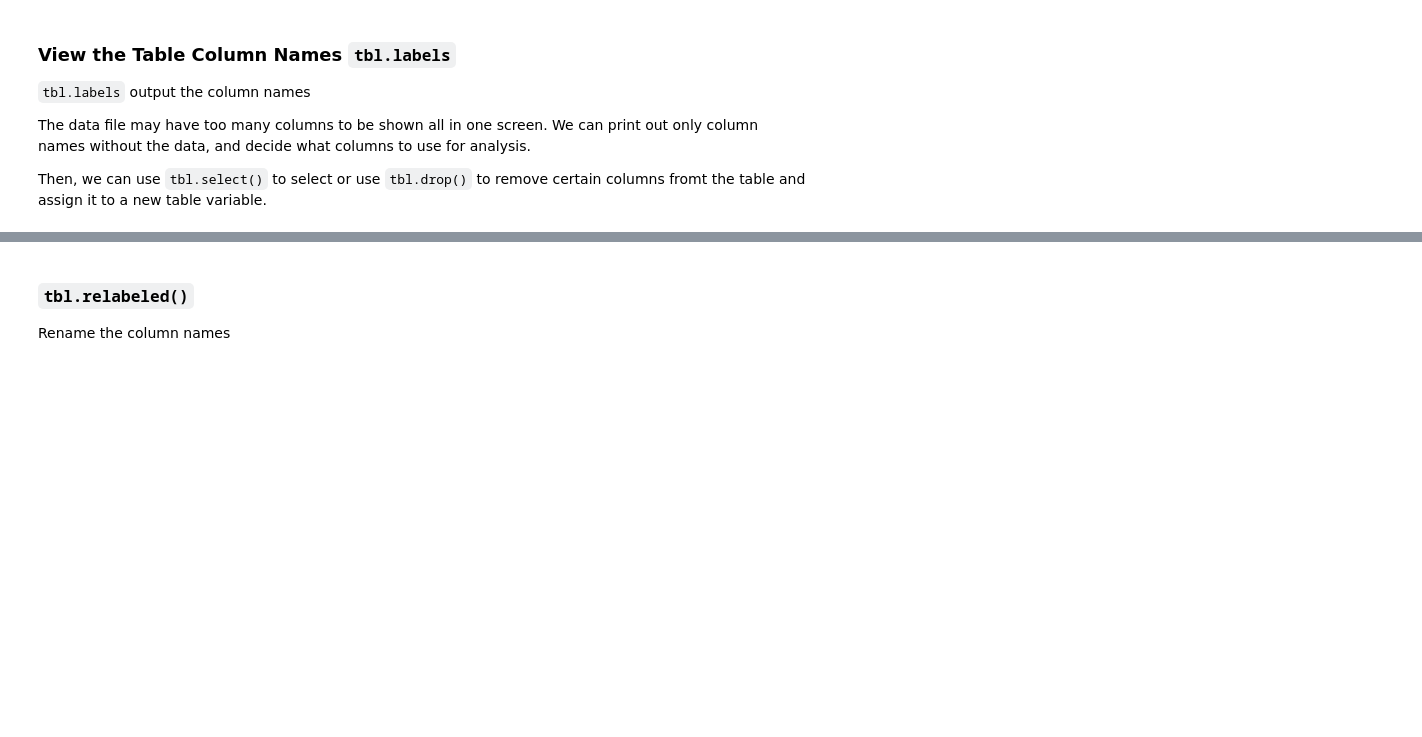
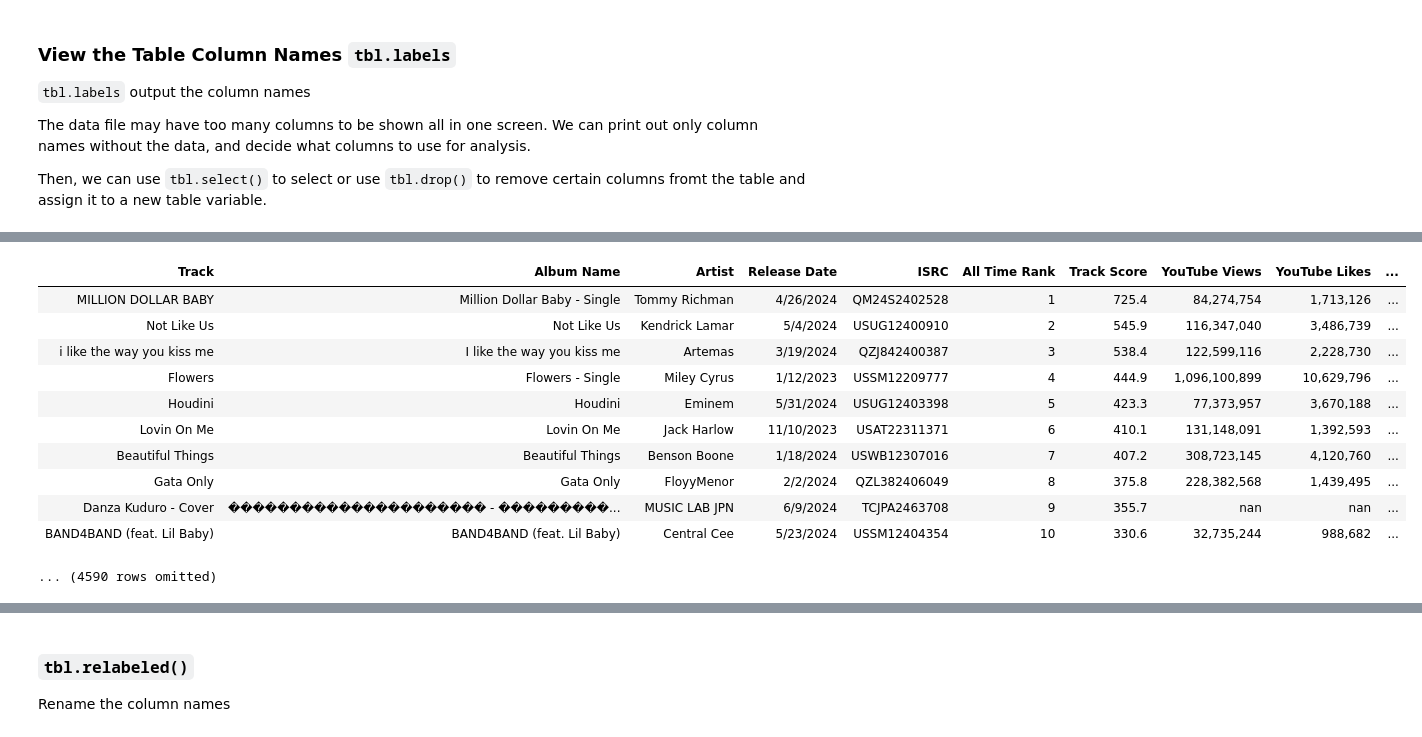
Before and after one commit to SRJC-Data-Science/materials-sp22, a Jupyter notebook: SRJC/lecture_note/lecture_05/build_tables.ipynb, the cells around one changed output, grey strips where cells are left out. Saved outputs shown, nothing was run; the diff lists cells and outputs as text; code cells hidden in the pictures; blank space fills up the shorter version.

```diff
--- a/SRJC/lecture_note/lecture_05/build_tables.ipynb
+++ b/SRJC/lecture_note/lecture_05/build_tables.ipynb
@@ -54,3 +85,21 @@ Table.read_table("spotify.csv").labels
 raw_spotify = Table.read_table("spotify.csv")
 
 spotify = raw_spotify.select("Track", "Album Name", "Artist", "Release Date", "Spotify Streams", "Spotify Playlist Count", "Spotify Playlist Reach", "Spotify Popularity")
+# %%
+# What if we want drop the Spotify data
+
+spotify_dropped = raw_spotify.drop("Spotify Streams", "Spotify Playlist Count", "Spotify Playlist Reach", "Spotify Popularity")
+spotify_dropped
+# %% [output]
+| Track | Album Name | Artist | Release Date | ISRC | All Time Rank | Track Score | YouTube Views | YouTube Likes | ... |
+| MILLION DOLLAR BABY | Million Dollar Baby - Single | Tommy Richman | 4/26/2024 | QM24S2402528 | 1 | 725.4 | 84,274,754 | 1,713,126 | ... |
+| Not Like Us | Not Like Us | Kendrick Lamar | 5/4/2024 | USUG12400910 | 2 | 545.9 | 116,347,040 | 3,486,739 | ... |
+| i like the way you kiss me | I like the way you kiss me | Artemas | 3/19/2024 | QZJ842400387 | 3 | 538.4 | 122,599,116 | 2,228,730 | ... |
+| Flowers | Flowers - Single | Miley Cyrus | 1/12/2023 | USSM12209777 | 4 | 444.9 | 1,096,100,899 | 10,629,796 | ... |
+| Houdini | Houdini | Eminem | 5/31/2024 | USUG12403398 | 5 | 423.3 | 77,373,957 | 3,670,188 | ... |
+| Lovin On Me | Lovin On Me | Jack Harlow | 11/10/2023 | USAT22311371 | 6 | 410.1 | 131,148,091 | 1,392,593 | ... |
+| Beautiful Things | Beautiful Things | Benson Boone | 1/18/2024 | USWB12307016 | 7 | 407.2 | 308,723,145 | 4,120,760 | ... |
+| Gata Only | Gata Only | FloyyMenor | 2/2/2024 | QZL382406049 | 8 | 375.8 | 228,382,568 | 1,439,495 | ... |
+| Danza Kuduro - Cover | ��������������������� - ���������... | MUSIC LAB JPN | 6/9/2024 | TCJPA2463708 | 9 | 355.7 | nan | nan | ... |
+| BAND4BAND (feat. Lil Baby) | BAND4BAND (feat. Lil Baby) | Central Cee | 5/23/2024 | USSM12404354 | 10 | 330.6 | 32,735,244 | 988,682 | ... |
+... (4590 rows omitted)
```
Also changed, not shown: parts of 14 cells of this notebook.
